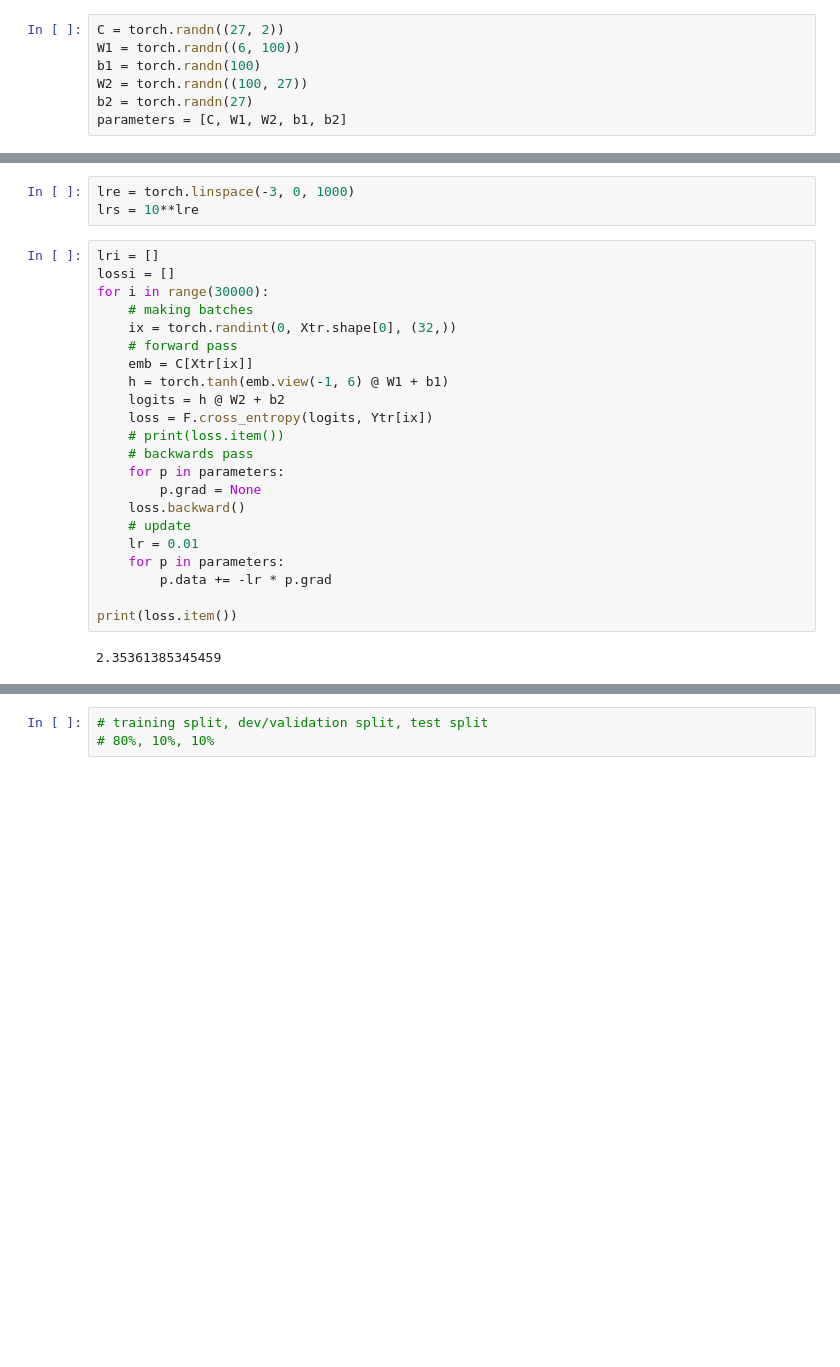
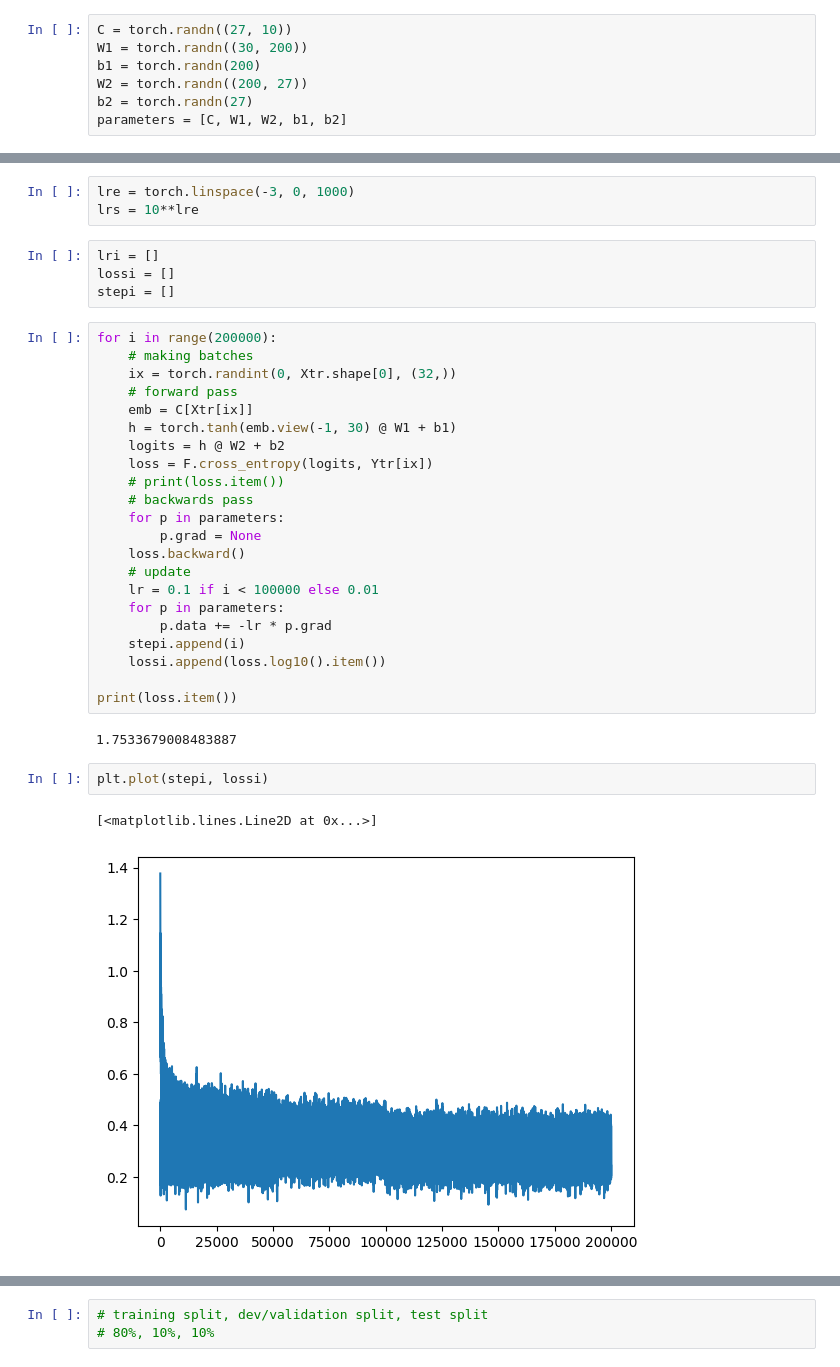
Before and after one commit to Kar-0-0/LLM-Intro, a Jupyter notebook: MLP.ipynb, the cells around one changed output, grey strips where cells are left out. Saved outputs shown, nothing was run; the diff lists cells and outputs as text; blank space fills up the shorter version.

```diff
--- a/MLP.ipynb
+++ b/MLP.ipynb
@@ -139,8 +139,8 @@ tensor(15.4671)
 # %%
-C = torch.randn((27, 2))
-W1 = torch.randn((6, 100))
-b1 = torch.randn(100)
-W2 = torch.randn((100, 27))
+C = torch.randn((27, 10))
+W1 = torch.randn((30, 200))
+b1 = torch.randn(200)
+W2 = torch.randn((200, 27))
 b2 = torch.randn(27)
 parameters = [C, W1, W2, b1, b2]
 # %%
@@ -153,15 +153,17 @@ for p in parameters:
 # %%
 lre = torch.linspace(-3, 0, 1000)
 lrs = 10**lre
+# %%
+lri = []
+lossi = []
+stepi = []
 # %%
-lri = []
-lossi = []
-for i in range(30000):
+for i in range(200000):
     # making batches
     ix = torch.randint(0, Xtr.shape[0], (32,))
     # forward pass
     emb = C[Xtr[ix]]
-    h = torch.tanh(emb.view(-1, 6) @ W1 + b1)
+    h = torch.tanh(emb.view(-1, 30) @ W1 + b1)
     logits = h @ W2 + b2
     loss = F.cross_entropy(logits, Ytr[ix])
     # print(loss.item())
@@ -170,12 +172,19 @@ for i in range(30000):
         p.grad = None
     loss.backward()
     # update
-    lr = 0.01
+    lr = 0.1 if i < 100000 else 0.01
     for p in parameters:
         p.data += -lr * p.grad
+    stepi.append(i)
+    lossi.append(loss.log10().item())
 
 print(loss.item())
 # %% [output]
-2.35361385345459
+1.7533679008483887
+# %%
+plt.plot(stepi, lossi)
+# %% [output]
+[<matplotlib.lines.Line2D at 0x...>]
+[figure, added]
 # %%
 emb = C[Xtr]
```
Also changed, not shown: parts of 8 cells of this notebook.
